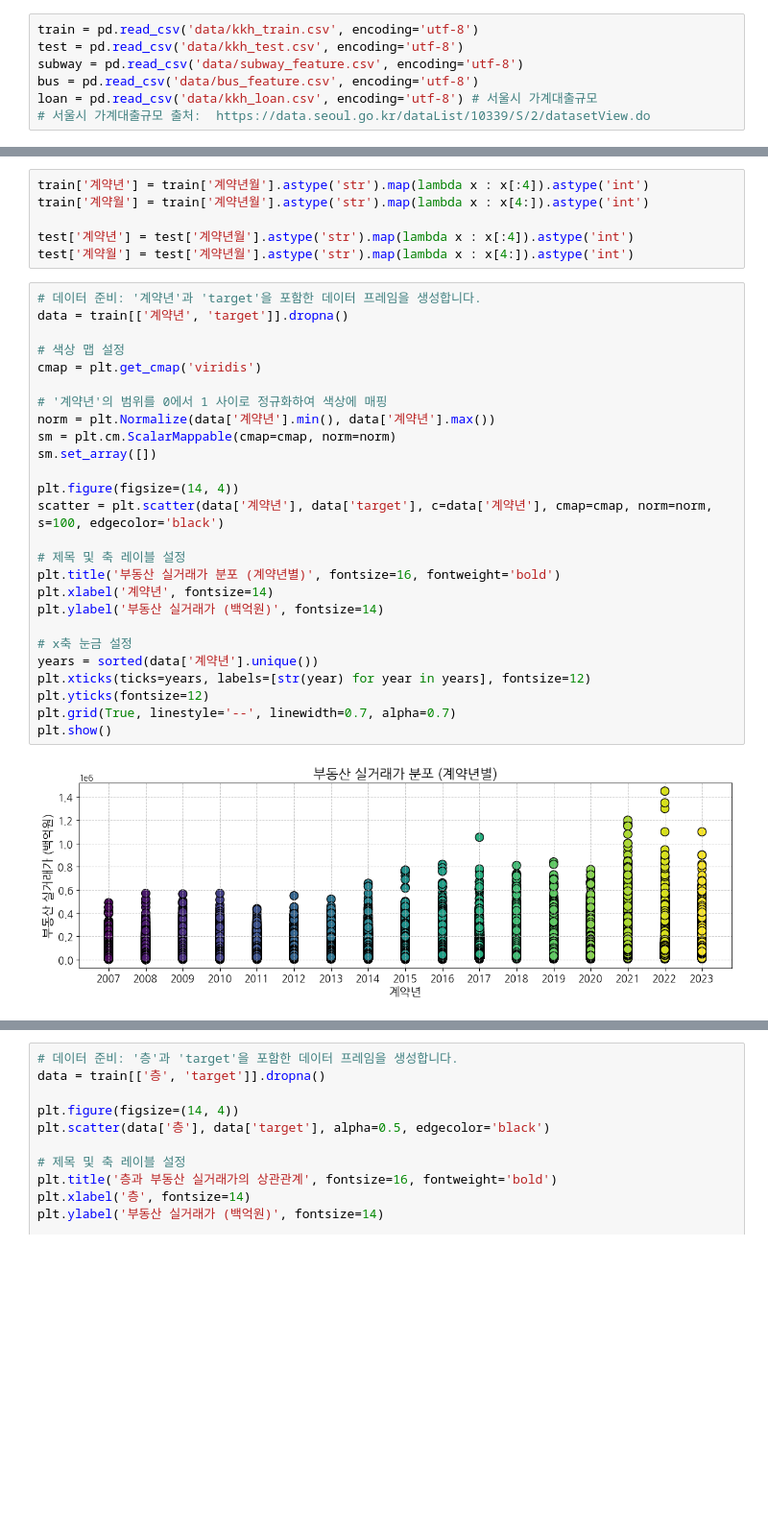
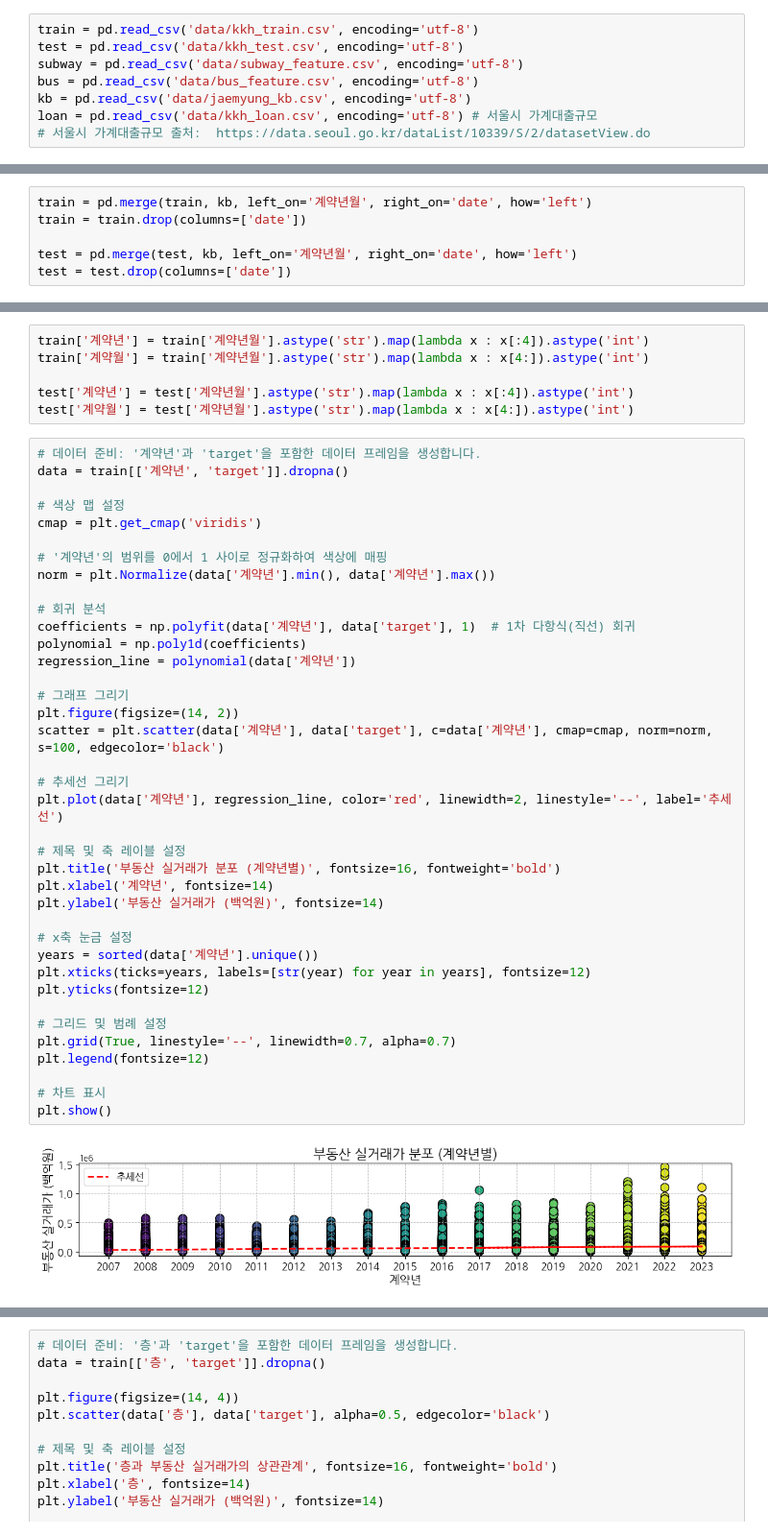
Before and after one commit to UpstageAILab3/upstage-ml-regression-ml5-pub, a Jupyter notebook: kkh-eda.ipynb, the cells around one changed output, grey strips where cells are left out. Shown at 96% size. Drawn from its saved outputs; the diff is of its cells as text; blank space fills up the shorter version.

```diff
--- a/kkh-eda.ipynb
+++ b/kkh-eda.ipynb
@@ -49,5 +49,6 @@ train = pd.read_csv('data/kkh_train.csv', encoding='utf-8')
 test = pd.read_csv('data/kkh_test.csv', encoding='utf-8')
 subway = pd.read_csv('data/subway_feature.csv', encoding='utf-8')
 bus = pd.read_csv('data/bus_feature.csv', encoding='utf-8')
+kb = pd.read_csv('data/jaemyung_kb.csv', encoding='utf-8')
 loan = pd.read_csv('data/kkh_loan.csv', encoding='utf-8') # 서울시 가계대출규모
 # 서울시 가계대출규모 출처:  https://data.seoul.go.kr/dataList/10339/S/2/datasetView.do
@@ -54,3 +57,9 @@ loan = pd.read_csv('data/kkh_loan.csv', encoding='utf-8') # 서울시 가계대
+# %%
+train = pd.merge(train, kb, left_on='계약년월', right_on='date', how='left')
+train = train.drop(columns=['date'])
+
+test = pd.merge(test, kb, left_on='계약년월', right_on='date', how='left')
+test = test.drop(columns=['date'])
 # %% [markdown]
 ## 서울시 가계대출규모 정보를 추가한다.
 
@@ -259,28 +280,40 @@ test['계약월'] = test['계약년월'].astype('str').map(lambda x : x[4:]).ast
 # %%
 # 데이터 준비: '계약년'과 'target'을 포함한 데이터 프레임을 생성합니다.
 data = train[['계약년', 'target']].dropna()
 
 # 색상 맵 설정
 cmap = plt.get_cmap('viridis')
 
 # '계약년'의 범위를 0에서 1 사이로 정규화하여 색상에 매핑
 norm = plt.Normalize(data['계약년'].min(), data['계약년'].max())
-sm = plt.cm.ScalarMappable(cmap=cmap, norm=norm)
-sm.set_array([])
 
-plt.figure(figsize=(14, 4))
+# 회귀 분석
+coefficients = np.polyfit(data['계약년'], data['target'], 1)  # 1차 다항식(직선) 회귀
+polynomial = np.poly1d(coefficients)
+regression_line = polynomial(data['계약년'])
+
+# 그래프 그리기
+plt.figure(figsize=(14, 2))
 scatter = plt.scatter(data['계약년'], data['target'], c=data['계약년'], cmap=cmap, norm=norm, s=100, edgecolor='black')
+
+# 추세선 그리기
+plt.plot(data['계약년'], regression_line, color='red', linewidth=2, linestyle='--', label='추세선')
 
 # 제목 및 축 레이블 설정
 plt.title('부동산 실거래가 분포 (계약년별)', fontsize=16, fontweight='bold')
 plt.xlabel('계약년', fontsize=14)
 plt.ylabel('부동산 실거래가 (백억원)', fontsize=14)
 
 # x축 눈금 설정
 years = sorted(data['계약년'].unique())
 plt.xticks(ticks=years, labels=[str(year) for year in years], fontsize=12)
 plt.yticks(fontsize=12)
+
+# 그리드 및 범례 설정
 plt.grid(True, linestyle='--', linewidth=0.7, alpha=0.7)
+plt.legend(fontsize=12)
+
+# 차트 표시
 plt.show()
 # %% [output]
-[figure, old version]
+[figure, new version]
```
Also changed, not shown: parts of 68 cells of this notebook, 20 other files.
